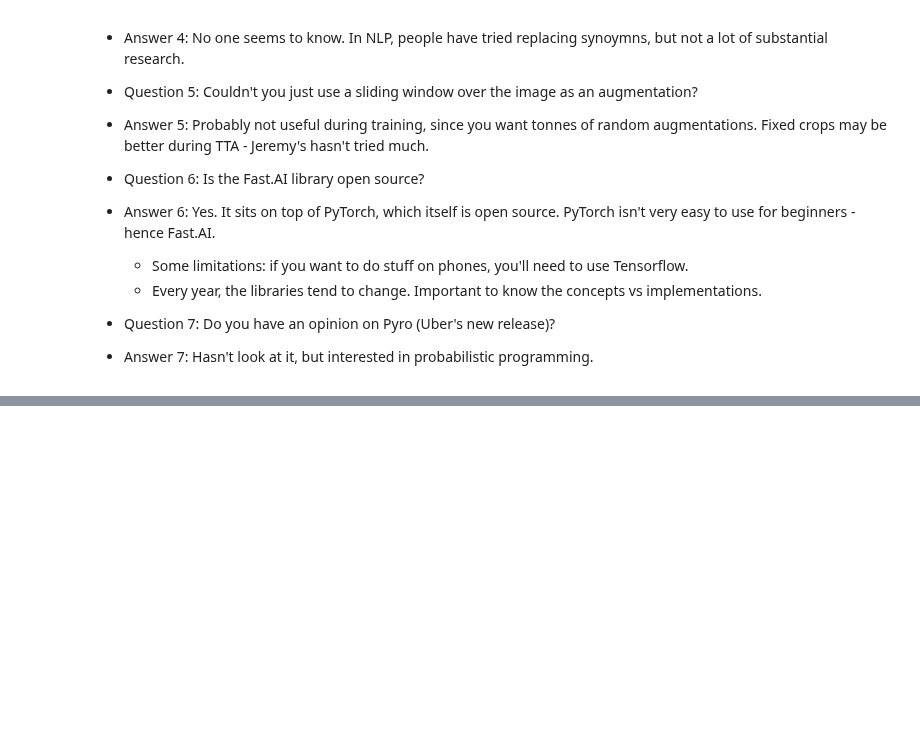
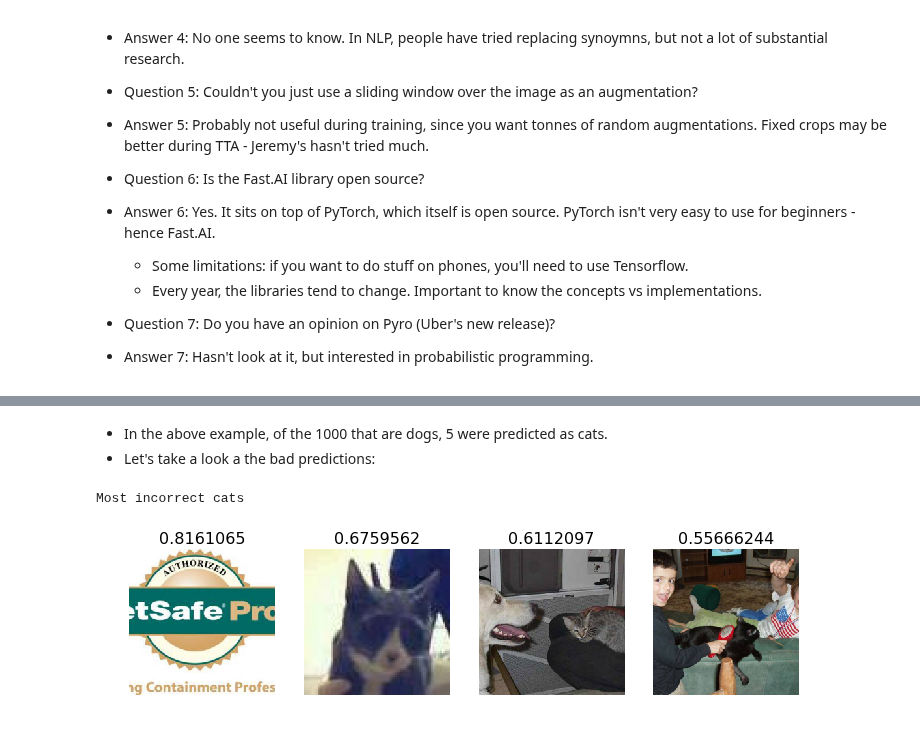
Before and after one commit to lextoumbourou/notes, a Jupyter notebook: moocs/fast.ai/deep-learning-2018/lesson2.ipynb, the cells around one changed output, grey strips where cells are left out. Saved outputs shown, nothing was run; the diff lists cells and outputs as text; code cells hidden in the pictures; blank space fills up the shorter version.

```diff
--- a/moocs/fast.ai/deep-learning-2018/lesson2.ipynb
+++ b/moocs/fast.ai/deep-learning-2018/lesson2.ipynb
@@ -310,0 +330,34 @@ accuracy_np(probs, y)
+# %% [markdown]
+* In the above example, of the 1000 that are dogs, 5 were predicted as cats.
+* Let's take a look a the bad predictions:
+# %%
+def plots(imgs, figsize=(12, 6), rows=1, titles=None):
+    f = plt.figure(figsize=figsize)
+    for i in range(len(imgs)):
+        sp = f.add_subplot(rows, len(imgs) // rows, i + 1)
+        sp.axis('Off')
+        if titles is not None:
+            sp.set_title(titles[i], fontsize=16)
+            plt.imshow(imgs[i])
+
+
+def plot_val_with_title(idxs, title):
+    imgs = np.stack([data.val_ds[x][0] for x in idxs])
+    title_probs = [probs[x] for x in idxs]
+    print(title)
+    return plots(data.val_ds.denorm(imgs), rows=1, titles=title_probs)
+
+
+def most_by_mask(mask, mult):
+    idxs = np.where(mask)[0]
+    return idxs[np.argsort(mult * probs[idxs])[:4]]
+
+
+def most_by_correct(y, is_correct):
+    mult = -1 if (y==1)==is_correct else 1
+    return most_by_mask((preds == data.val_y)==is_correct & (data.val_y == y), mult)
+# %%
+plot_val_with_title(most_by_correct(0, False), 'Most incorrect cats')
+# %% [output]
+Most incorrect cats
+[figure, added]
```
Also changed, not shown: parts of 14 cells of this notebook, 1 other file.
